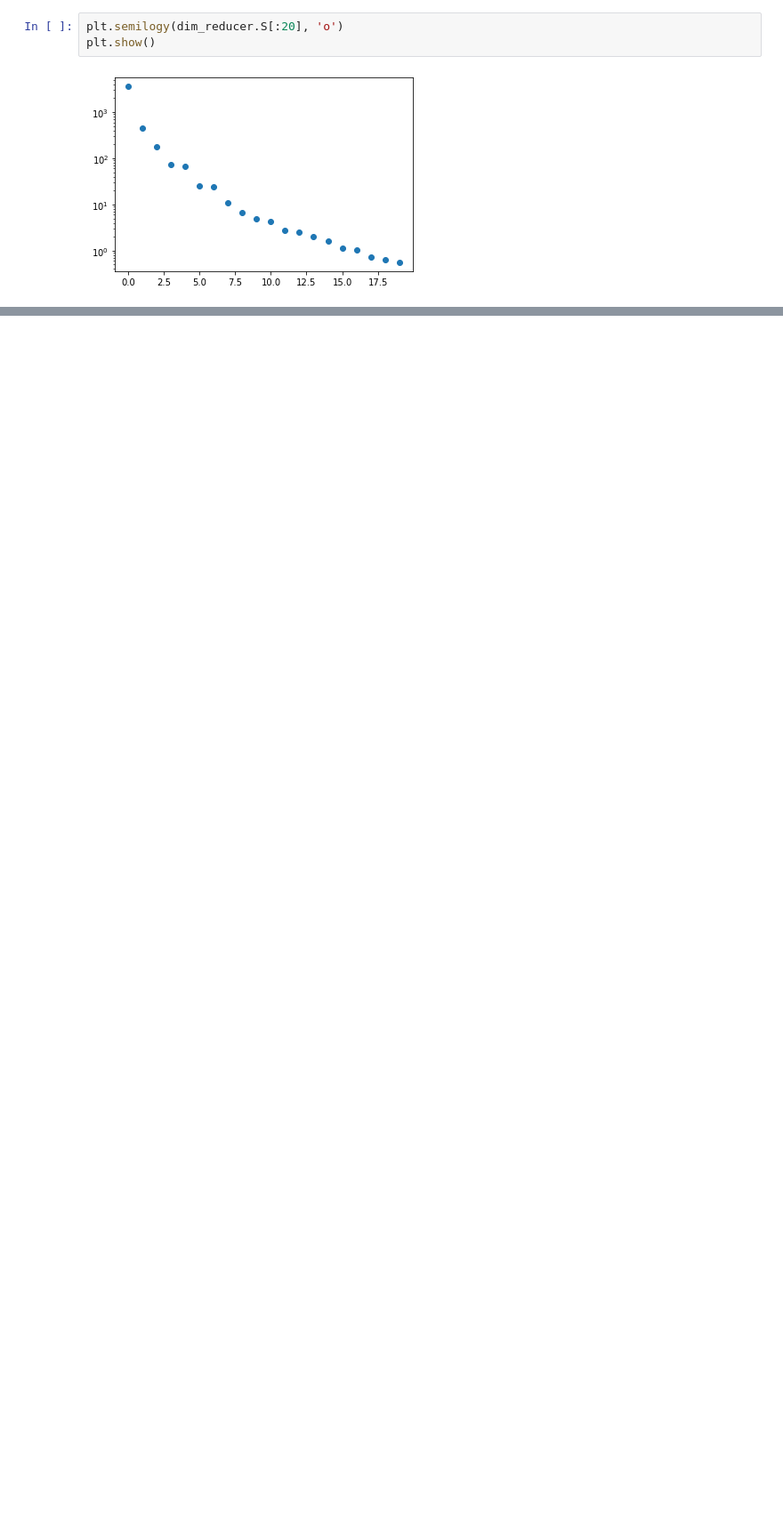
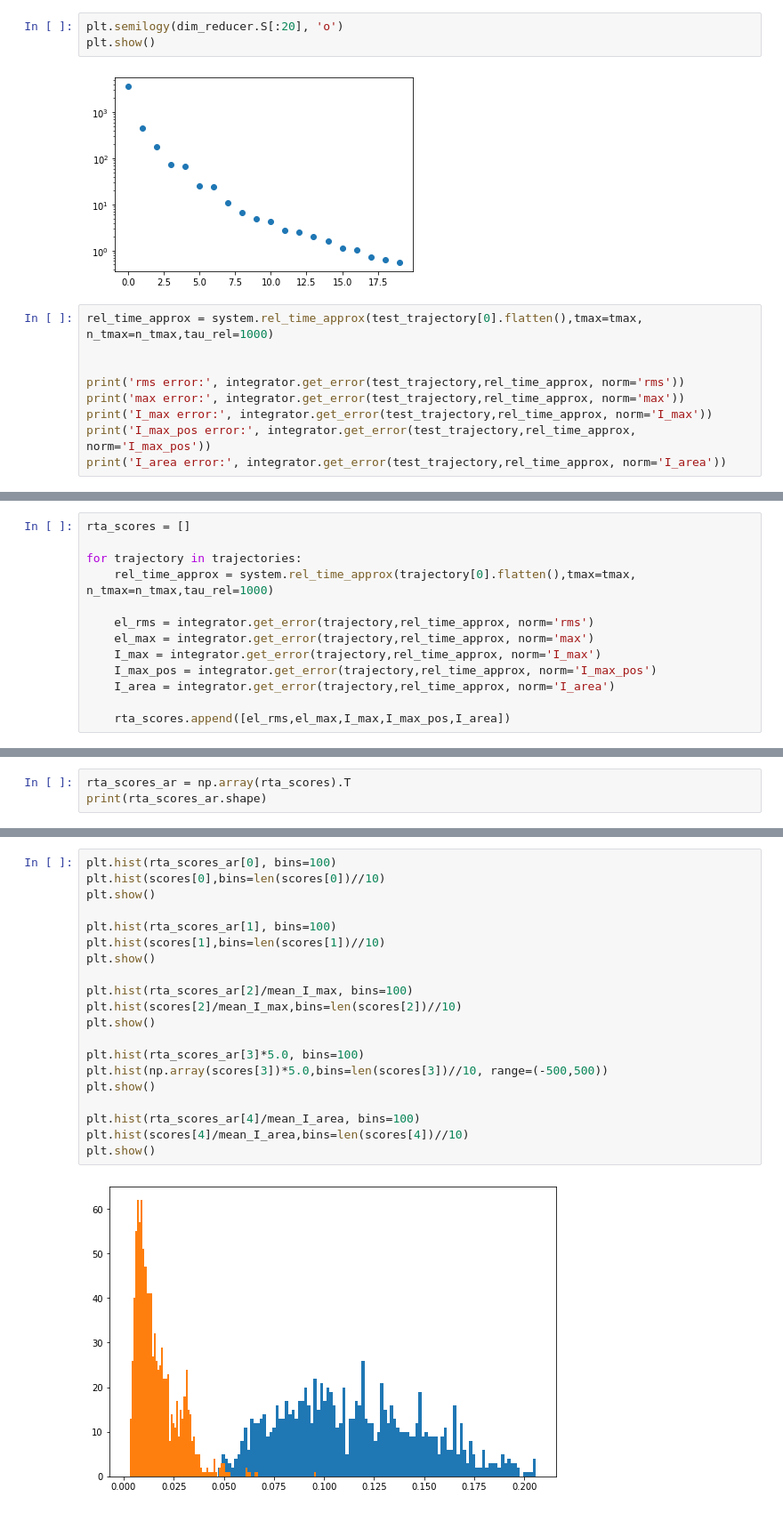
Before and after one commit to stmeinecke/derrom, a Jupyter notebook: PHELPH_simulate_wML.ipynb, the cells around one changed output, grey strips where cells are left out. Shown at 89% size. Cells and saved outputs as stored; diff of their text form; blank space fills up the shorter version.

```diff
--- a/PHELPH_simulate_wML.ipynb
+++ b/PHELPH_simulate_wML.ipynb
@@ -276,3 +286,12 @@ plt.semilogy(dim_reducer.S[:20], 'o')
 plt.show()
 # %% [output]
 [figure]
+# %%
+rel_time_approx = system.rel_time_approx(test_trajectory[0].flatten(),tmax=tmax, n_tmax=n_tmax,tau_rel=1000)
+
+
+print('rms error:', integrator.get_error(test_trajectory,rel_time_approx, norm='rms'))
+print('max error:', integrator.get_error(test_trajectory,rel_time_approx, norm='max'))
+print('I_max error:', integrator.get_error(test_trajectory,rel_time_approx, norm='I_max'))
+print('I_max_pos error:', integrator.get_error(test_trajectory,rel_time_approx, norm='I_max_pos'))
+print('I_area error:', integrator.get_error(test_trajectory,rel_time_approx, norm='I_area'))
@@ -278,0 +304,13 @@ plt.show()
+# %%
+rta_scores = []
+
+for trajectory in trajectories:
+    rel_time_approx = system.rel_time_approx(trajectory[0].flatten(),tmax=tmax, n_tmax=n_tmax,tau_rel=1000)
+
+    el_rms = integrator.get_error(trajectory,rel_time_approx, norm='rms')
+    el_max = integrator.get_error(trajectory,rel_time_approx, norm='max')
+    I_max = integrator.get_error(trajectory,rel_time_approx, norm='I_max')
+    I_max_pos = integrator.get_error(trajectory,rel_time_approx, norm='I_max_pos')
+    I_area = integrator.get_error(trajectory,rel_time_approx, norm='I_area')
+
+    rta_scores.append([el_rms,el_max,I_max,I_max_pos,I_area])
@@ -278,0 +335,3 @@ plt.show()
+# %%
+rta_scores_ar = np.array(rta_scores).T
+print(rta_scores_ar.shape)
@@ -278,0 +340,22 @@ plt.show()
+# %%
+plt.hist(rta_scores_ar[0], bins=100)
+plt.hist(scores[0],bins=len(scores[0])//10)
+plt.show()
+
+plt.hist(rta_scores_ar[1], bins=100)
+plt.hist(scores[1],bins=len(scores[1])//10)
+plt.show()
+
+plt.hist(rta_scores_ar[2]/mean_I_max, bins=100)
+plt.hist(scores[2]/mean_I_max,bins=len(scores[2])//10)
+plt.show()
+
+plt.hist(rta_scores_ar[3]*5.0, bins=100)
+plt.hist(np.array(scores[3])*5.0,bins=len(scores[3])//10, range=(-500,500))
+plt.show()
+
+plt.hist(rta_scores_ar[4]/mean_I_area, bins=100)
+plt.hist(scores[4]/mean_I_area,bins=len(scores[4])//10)
+plt.show()
+# %% [output]
+[figure, added]
```
Also changed, not shown: parts of 13 cells of this notebook, 7 other files.
